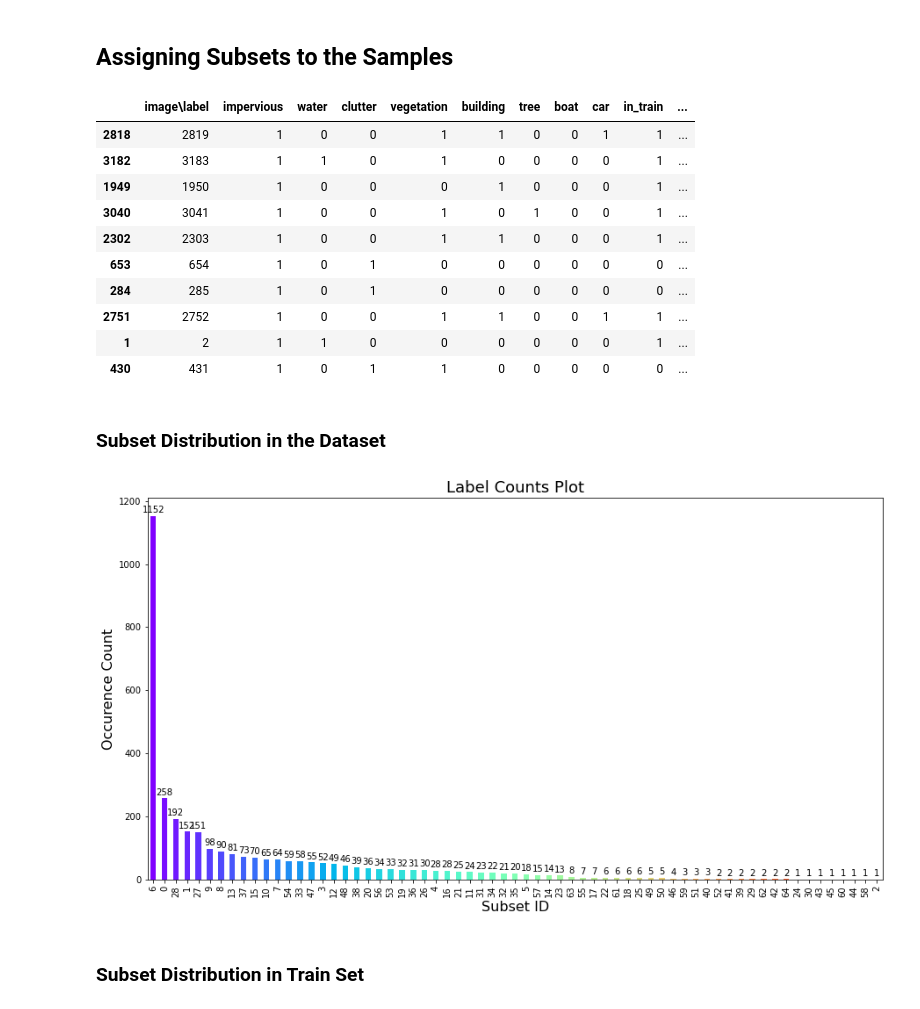
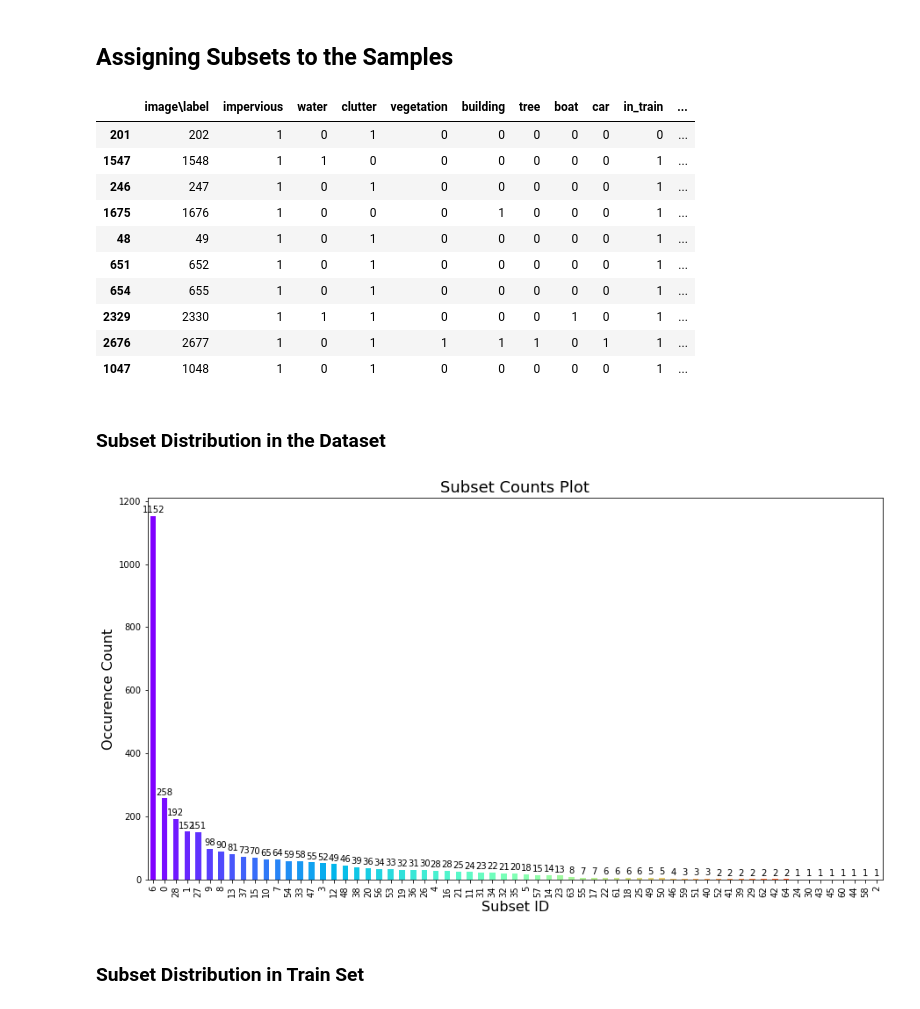
Before and after one commit to tustunkok/Multilabel-Classification-Report, a Jupyter notebook: Report.ipynb, the cells around one changed output. Drawn from its saved outputs; the diff is of its cells as text; code cells hidden in the pictures.

```diff
--- a/Report.ipynb
+++ b/Report.ipynb
@@ -246,43 +247,44 @@ Number of subsets which do not exist in test set:     15
 # %% [markdown]
 ## Assigning Subsets to the Samples
 # %%
-multilabel_df["subset"] = multilabel_df.drop(["image\\label", "in_train", "total_label_count"], axis=1).apply(lambda x: (x.values.reshape(1, -1) == total_unique_subsets).all(axis=1).nonzero()[0][0], axis=1)
+multilabel_df["subset"] = multilabel_df.drop(["image\\label", "in_train", "total_label_count"], axis=1) \
+    .apply(lambda x: (x.values.reshape(1, -1) == total_unique_subsets).all(axis=1).nonzero()[0][0], axis=1)
 # %%
 multilabel_df.sample(10)
 # %% [output]
 |  | image\label | impervious | water | clutter | vegetation | building | tree | boat | car | in_train | ... |
-| 2818 | 2819 | 1 | 0 | 0 | 1 | 1 | 0 | 0 | 1 | 1 | ... |
-| 3182 | 3183 | 1 | 1 | 0 | 1 | 0 | 0 | 0 | 0 | 1 | ... |
-| 1949 | 1950 | 1 | 0 | 0 | 0 | 1 | 0 | 0 | 0 | 1 | ... |
-| 3040 | 3041 | 1 | 0 | 0 | 1 | 0 | 1 | 0 | 0 | 1 | ... |
-| 2302 | 2303 | 1 | 0 | 0 | 1 | 1 | 0 | 0 | 0 | 1 | ... |
-| 653 | 654 | 1 | 0 | 1 | 0 | 0 | 0 | 0 | 0 | 0 | ... |
-| 284 | 285 | 1 | 0 | 1 | 0 | 0 | 0 | 0 | 0 | 0 | ... |
-| 2751 | 2752 | 1 | 0 | 0 | 1 | 1 | 0 | 0 | 1 | 1 | ... |
-| 1 | 2 | 1 | 1 | 0 | 0 | 0 | 0 | 0 | 0 | 1 | ... |
-| 430 | 431 | 1 | 0 | 1 | 1 | 0 | 0 | 0 | 0 | 0 | ... |
+| 201 | 202 | 1 | 0 | 1 | 0 | 0 | 0 | 0 | 0 | 0 | ... |
+| 1547 | 1548 | 1 | 1 | 0 | 0 | 0 | 0 | 0 | 0 | 1 | ... |
+| 246 | 247 | 1 | 0 | 1 | 0 | 0 | 0 | 0 | 0 | 1 | ... |
+| 1675 | 1676 | 1 | 0 | 0 | 0 | 1 | 0 | 0 | 0 | 1 | ... |
+| 48 | 49 | 1 | 0 | 1 | 0 | 0 | 0 | 0 | 0 | 1 | ... |
+| 651 | 652 | 1 | 0 | 1 | 0 | 0 | 0 | 0 | 0 | 1 | ... |
+| 654 | 655 | 1 | 0 | 1 | 0 | 0 | 0 | 0 | 0 | 1 | ... |
+| 2329 | 2330 | 1 | 1 | 1 | 0 | 0 | 0 | 1 | 0 | 1 | ... |
+| 2676 | 2677 | 1 | 0 | 1 | 1 | 1 | 1 | 0 | 1 | 1 | ... |
+| 1047 | 1048 | 1 | 0 | 1 | 0 | 0 | 0 | 0 | 0 | 1 | ... |
 # %% [markdown]
 ### Subset Distribution in the Dataset
 # %%
 subset_value_counts = multilabel_df["subset"].value_counts()
 
 fig, ax = plt.subplots(figsize=(15, 8))
 
 #ax.bar(subset_val_counts.index, subset_val_counts.values, , color=matplotlib.cm.rainbow(np.linspace(0, 1, len(total_unique_subsets))))
 subset_value_counts.plot.bar(ax=ax, color=matplotlib.cm.rainbow(np.linspace(0, 1, len(total_unique_subsets))))
 
 rects = ax.patches
 labels = subset_value_counts.values
 for rect, label in zip(rects, labels):
     height = rect.get_height()
     ax.text(rect.get_x() + rect.get_width() / 2, height + 5, label, ha="center", va="bottom")
-plt.title("Label Counts Plot", fontsize=18)
+plt.title("Subset Counts Plot", fontsize=18)
 plt.xlabel("Subset ID", fontsize=16)
 plt.ylabel("Occurence Count", fontsize=16)
 
 plt.show()
 # %% [output]
-[figure, old version]
+[figure, new version]
 # %% [markdown]
 ### Subset Distribution in Train Set
 # %%
```
Also changed, not shown: parts of 28 cells of this notebook.
